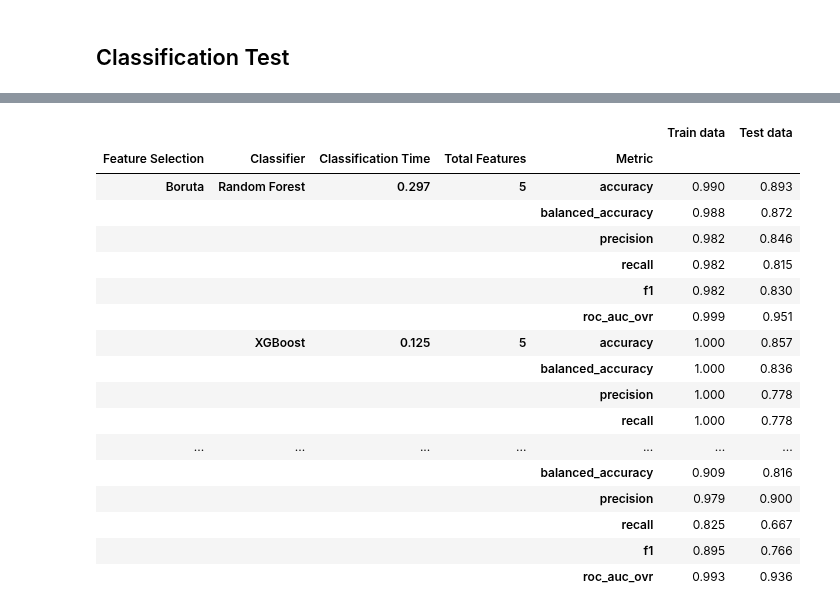
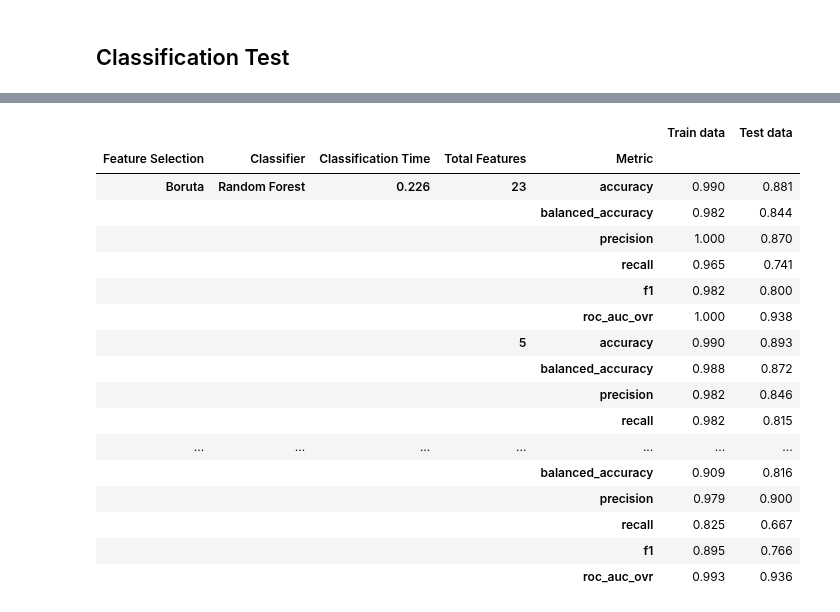
Before and after one commit to InfoAdam1998/Thesis-Project, a Jupyter notebook: notebooks/feature_selection/binary_selection/group_one_selection/group_one_random_forest_method.ipynb, the cells around one changed output, grey strips where cells are left out. Cells and saved outputs as stored; diff of their text form; code cells hidden in the pictures.

```diff
--- a/notebooks/feature_selection/binary_selection/group_one_selection/group_one_random_forest_method.ipynb
+++ b/notebooks/feature_selection/binary_selection/group_one_selection/group_one_random_forest_method.ipynb
@@ -345,44 +334,44 @@ def eval_model(classifier_name, model, X_train, X_test, y_train, y_test):
 
         return pred_metrics_df
 # %%
-results = "filtered"
+results = "all"
 prediction_df_report = None
 
 if results == "all":
     pred_rf_n = eval_model("Random Forest", trained_rf_n, X_train_knn_t, X_test_knn_t, y_train_enc, y_test_enc)
     pred_rf_t = eval_model("Random Forest", trained_rf_t, X_train_t, X_test_t, y_train_enc, y_test_enc)
 
     pred_xgb_n = eval_model("XGBoost", trained_xgb_n, X_train_knn_t, X_test_knn_t, y_train_enc, y_test_enc)
     pred_xgb_t = eval_model("XGBoost", trained_xgb_t, X_train_t, X_test_t, y_train_enc, y_test_enc)
 
     pred_ngb_n = eval_model("NGBoost", trained_ngb_n, X_train_knn_t, X_test_knn_t, y_train_enc, y_test_enc)
     pred_ngb_t = eval_model("NGBoost", trained_ngb_t, X_train_t, X_test_t, y_train_enc, y_test_enc)
 
     prediction_df = pd.concat([pred_rf_n, pred_rf_t, pred_xgb_n, pred_xgb_t, pred_ngb_n, pred_ngb_t])
     prediction_df_report = prediction_df.set_index(["Feature Selection", "Classifier", "Classification Time", "Total Features", "Metric"])
 
 elif results == "filtered":
     pred_rf_t = eval_model("Random Forest", trained_rf_t, X_train_t, X_test_t, y_train_enc, y_test_enc)
     pred_xgb_t = eval_model("XGBoost", trained_xgb_t, X_train_t, X_test_t, y_train_enc, y_test_enc)
     pred_ngb_t = eval_model("NGBoost", trained_ngb_t, X_train_t, X_test_t, y_train_enc, y_test_enc)
 
     prediction_df = pd.concat([pred_rf_t, pred_xgb_t, pred_ngb_t])
     prediction_df_report = prediction_df.set_index(["Feature Selection", "Classifier", "Classification Time", "Total Features", "Metric"])
 
 prediction_df_report
 # %% [output]
 |  |  |  |  |  | Train data | Test data |
 | Feature Selection | Classifier | Classification Time | Total Features | Metric |  |  |
-| Boruta | Random Forest | 0.297 | 5 | accuracy | 0.990 | 0.893 |
+| Boruta | Random Forest | 0.226 | 23 | accuracy | 0.990 | 0.881 |
+|  |  |  |  | balanced_accuracy | 0.982 | 0.844 |
+|  |  |  |  | precision | 1.000 | 0.870 |
+|  |  |  |  | recall | 0.965 | 0.741 |
+|  |  |  |  | f1 | 0.982 | 0.800 |
+|  |  |  |  | roc_auc_ovr | 1.000 | 0.938 |
+|  |  |  | 5 | accuracy | 0.990 | 0.893 |
 |  |  |  |  | balanced_accuracy | 0.988 | 0.872 |
 |  |  |  |  | precision | 0.982 | 0.846 |
 |  |  |  |  | recall | 0.982 | 0.815 |
-|  |  |  |  | f1 | 0.982 | 0.830 |
-|  |  |  |  | roc_auc_ovr | 0.999 | 0.951 |
-|  | XGBoost | 0.125 | 5 | accuracy | 1.000 | 0.857 |
-|  |  |  |  | balanced_accuracy | 1.000 | 0.836 |
-|  |  |  |  | precision | 1.000 | 0.778 |
-|  |  |  |  | recall | 1.000 | 0.778 |
 | ... | ... | ... | ... | ... | ... | ... |
 |  |  |  |  | balanced_accuracy | 0.909 | 0.816 |
 |  |  |  |  | precision | 0.979 | 0.900 |
```
Also changed, not shown: parts of 2 cells of this notebook, 12 other files.
